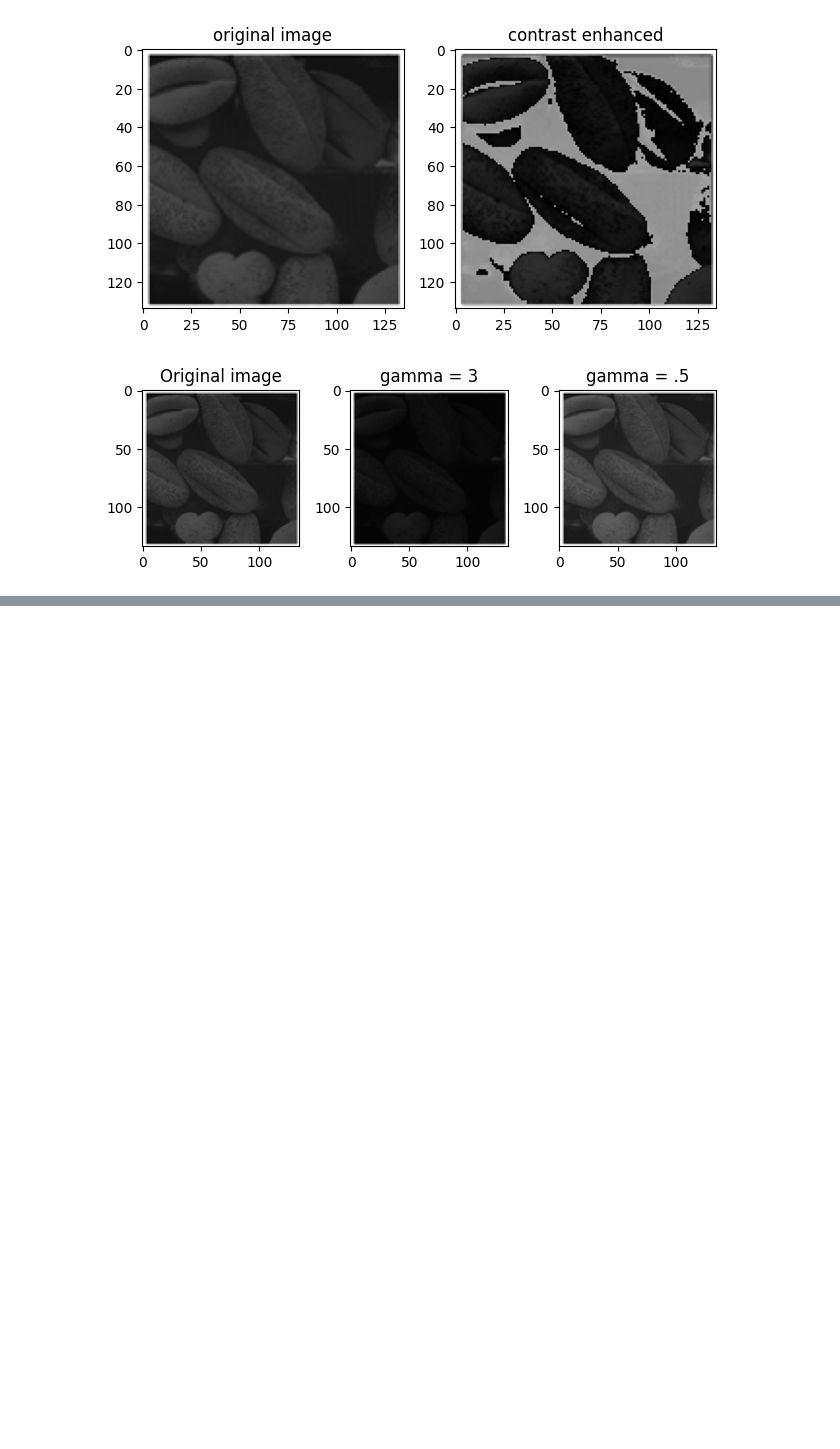
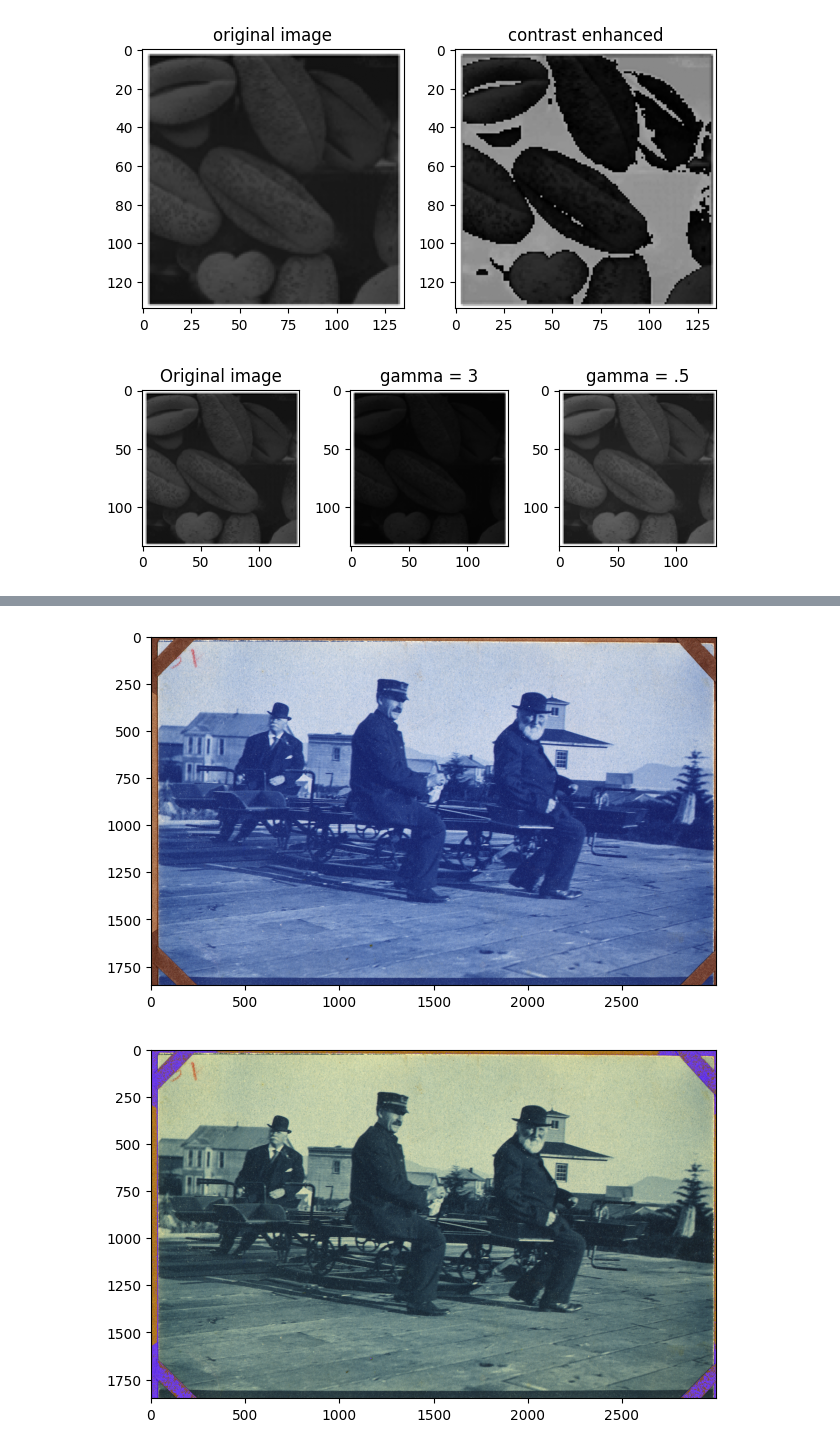
Before and after one commit to asermohamed1/image_processing-labs, a Jupyter notebook: Lab4-std/Lab 4/Lab4_STD.ipynb, the cells around one changed output, grey strips where cells are left out. Saved outputs shown, nothing was run; the diff lists cells and outputs as text; code cells hidden in the pictures; blank space fills up the shorter version.

```diff
--- a/Lab4-std/Lab 4/Lab4_STD.ipynb
+++ b/Lab4-std/Lab 4/Lab4_STD.ipynb
@@ -122,0 +215,36 @@ def getImageWithHist(name,ext,nbins=256):
+# %%
+def fix_blue_light(pic):
+    plt.imshow(pic)
+    plt.tight_layout()
+    plt.show()
+
+    normalized_pic = (pic / 256.0).astype(np.float32)
+
+    s, c = 0, 0
+    for i in range(len(normalized_pic)):
+        for j in range(len(normalized_pic[i])):
+            s += normalized_pic[i][j][2]
+            c += 1
+
+
+    val = ( (s / c) * 256 ) / 3
+    for i in range(len(pic)):
+        for j in range(len(pic[i])):
+            pic[i][j][2] -= val
+
+
+    plt.imshow(pic)
+    plt.tight_layout()
+    plt.show()
+
+
+
+pic = io.imread('../Lab 4 extra task images/1.jpg')
+fix_blue_light(pic)
+
+
+pic = io.imread('../Lab 4 extra task images/2.jpg')
+fix_blue_light(pic)
+# %% [output]
+[figure, added]
+[figure, added]
```
Also changed, not shown: parts of 4 cells of this notebook.
